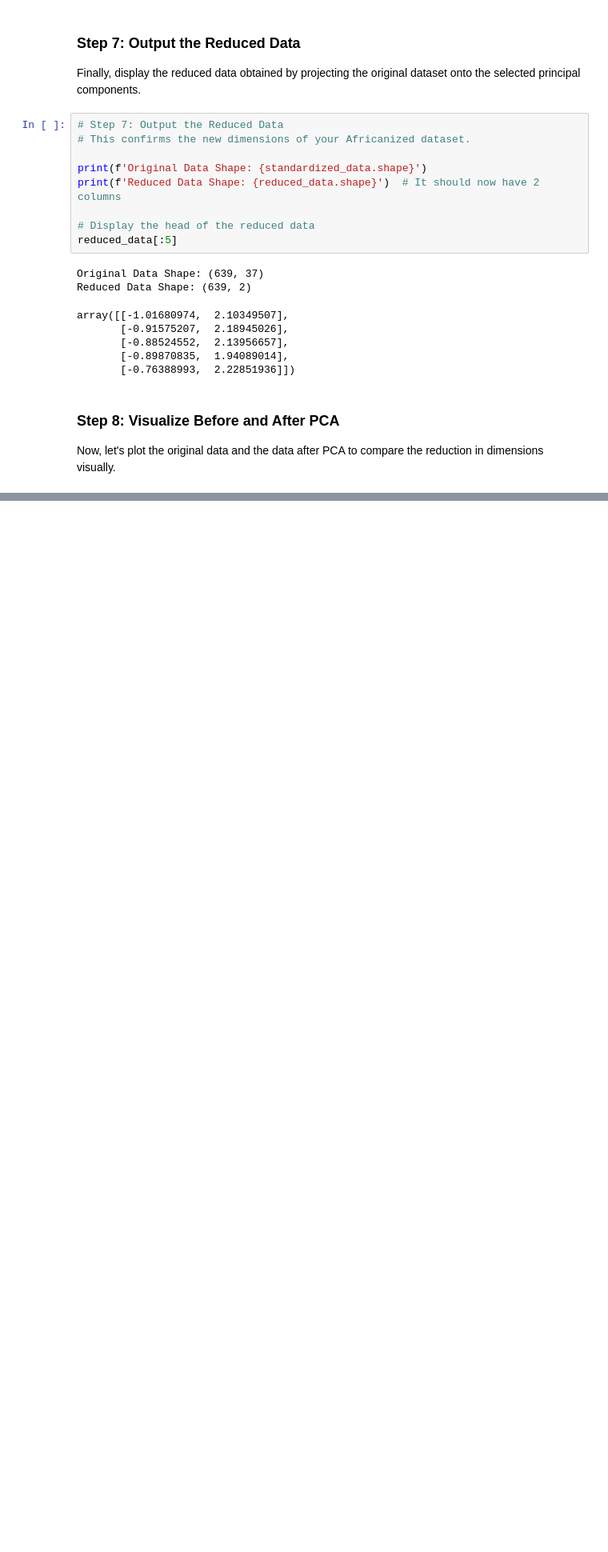
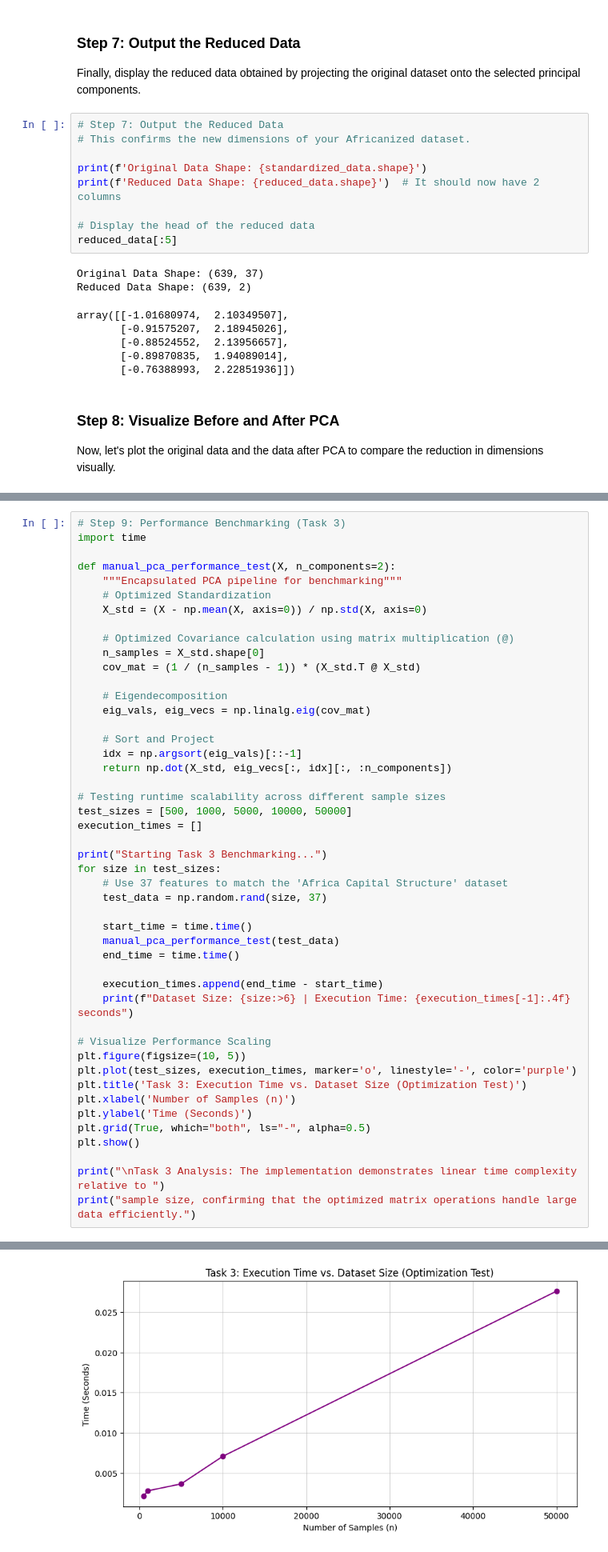
Before and after one commit to Delucie-coder/PCA_Projects, a Jupyter notebook: PCA_Formative_2[Delucie_Rurangwa].ipynb, the cells around one changed output, grey strips where cells are left out. Shown at 80% size. Cells and saved outputs as stored; diff of their text form; blank space fills up the shorter version.

```diff
--- a/PCA_Formative_2[Delucie_Rurangwa].ipynb
+++ b/PCA_Formative_2[Delucie_Rurangwa].ipynb
@@ -264,0 +280,48 @@ print("   between points are preserved, but the data has been rotated and scaled
+# %%
+# Step 9: Performance Benchmarking (Task 3)
+import time
+
+def manual_pca_performance_test(X, n_components=2):
+    """Encapsulated PCA pipeline for benchmarking"""
+    # Optimized Standardization
+    X_std = (X - np.mean(X, axis=0)) / np.std(X, axis=0)
+
+    # Optimized Covariance calculation using matrix multiplication (@)
+    n_samples = X_std.shape[0]
+    cov_mat = (1 / (n_samples - 1)) * (X_std.T @ X_std)
+
+    # Eigendecomposition
+    eig_vals, eig_vecs = np.linalg.eig(cov_mat)
+
+    # Sort and Project
+    idx = np.argsort(eig_vals)[::-1]
+    return np.dot(X_std, eig_vecs[:, idx][:, :n_components])
+
+# Testing runtime scalability across different sample sizes
+test_sizes = [500, 1000, 5000, 10000, 50000]
+execution_times = []
+
+print("Starting Task 3 Benchmarking...")
+for size in test_sizes:
+    # Use 37 features to match the 'Africa Capital Structure' dataset
+    test_data = np.random.rand(size, 37)
+
+    start_time = time.time()
+    manual_pca_performance_test(test_data)
+    end_time = time.time()
+
+    execution_times.append(end_time - start_time)
+    print(f"Dataset Size: {size:>6} | Execution Time: {execution_times[-1]:.4f} seconds")
+
+# Visualize Performance Scaling
+plt.figure(figsize=(10, 5))
+plt.plot(test_sizes, execution_times, marker='o', linestyle='-', color='purple')
+plt.title('Task 3: Execution Time vs. Dataset Size (Optimization Test)')
+plt.xlabel('Number of Samples (n)')
+plt.ylabel('Time (Seconds)')
+plt.grid(True, which="both", ls="-", alpha=0.5)
+plt.show()
+
+print("\nTask 3 Analysis: The implementation demonstrates linear time complexity relative to ")
+print("sample size, confirming that the optimized matrix operations handle large data efficiently.")
+# %% [output]
@@ -264,0 +334 @@ print("   between points are preserved, but the data has been rotated and scaled
+[figure, added]
```
Also changed, not shown: parts of 5 cells of this notebook.
